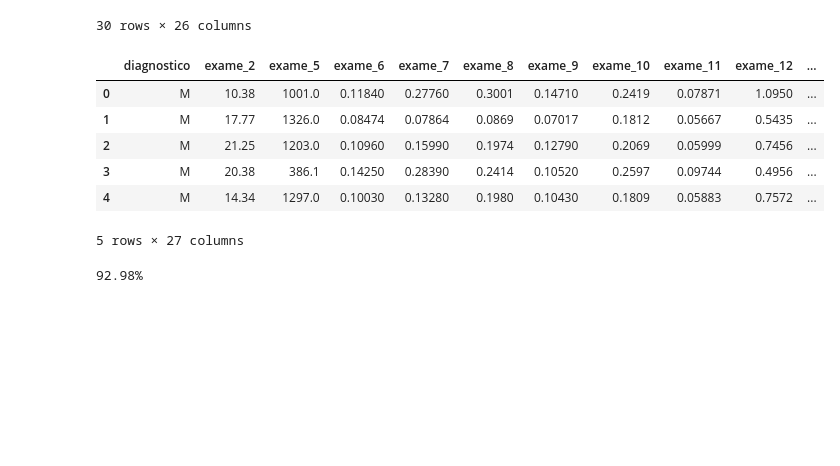
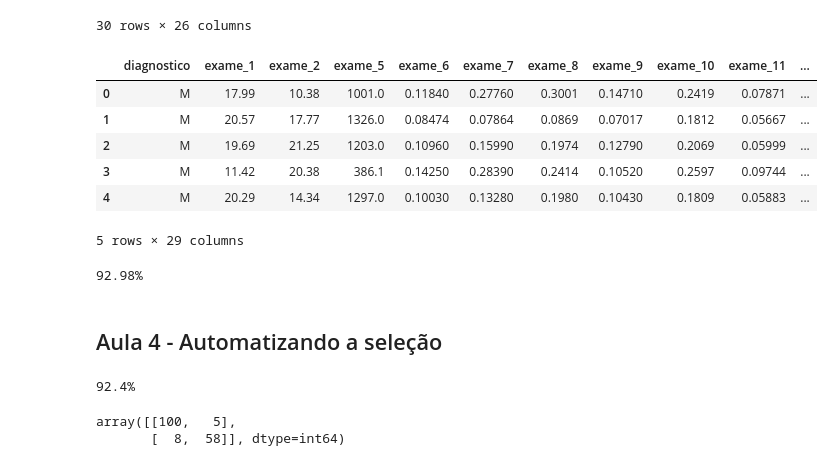
Before and after one commit to pedroamelo/Alura-Machine-Learning-3, a Jupyter notebook: Machine Learning - Lidando com dados de muitas dimensões.ipynb, the cells around one changed output. Saved outputs shown, nothing was run; the diff lists cells and outputs as text; code cells hidden in the pictures; blank space fills up the shorter version.

```diff
--- a/Machine Learning - Lidando com dados de muitas dimensões.ipynb
+++ b/Machine Learning - Lidando com dados de muitas dimensões.ipynb
@@ -267,16 +269,41 @@ matriz_corr_v1
 # %%
 valores_exames_v4 = valores_exames_v3.drop(columns=['exame_3','exame_24'])
 # %%
-valore_exames_v4.head()
+valores_exames_v4.head()
 # %% [output]
-|  | diagnostico | exame_2 | exame_5 | exame_6 | exame_7 | exame_8 | exame_9 | exame_10 | exame_11 | exame_12 | ... |
-| 0 | M | 10.38 | 1001.0 | 0.11840 | 0.27760 | 0.3001 | 0.14710 | 0.2419 | 0.07871 | 1.0950 | ... |
-| 1 | M | 17.77 | 1326.0 | 0.08474 | 0.07864 | 0.0869 | 0.07017 | 0.1812 | 0.05667 | 0.5435 | ... |
-| 2 | M | 21.25 | 1203.0 | 0.10960 | 0.15990 | 0.1974 | 0.12790 | 0.2069 | 0.05999 | 0.7456 | ... |
-| 3 | M | 20.38 | 386.1 | 0.14250 | 0.28390 | 0.2414 | 0.10520 | 0.2597 | 0.09744 | 0.4956 | ... |
-| 4 | M | 14.34 | 1297.0 | 0.10030 | 0.13280 | 0.1980 | 0.10430 | 0.1809 | 0.05883 | 0.7572 | ... |
+|  | diagnostico | exame_1 | exame_2 | exame_5 | exame_6 | exame_7 | exame_8 | exame_9 | exame_10 | exame_11 | ... |
+| 0 | M | 17.99 | 10.38 | 1001.0 | 0.11840 | 0.27760 | 0.3001 | 0.14710 | 0.2419 | 0.07871 | ... |
+| 1 | M | 20.57 | 17.77 | 1326.0 | 0.08474 | 0.07864 | 0.0869 | 0.07017 | 0.1812 | 0.05667 | ... |
+| 2 | M | 19.69 | 21.25 | 1203.0 | 0.10960 | 0.15990 | 0.1974 | 0.12790 | 0.2069 | 0.05999 | ... |
+| 3 | M | 11.42 | 20.38 | 386.1 | 0.14250 | 0.28390 | 0.2414 | 0.10520 | 0.2597 | 0.09744 | ... |
+| 4 | M | 20.29 | 14.34 | 1297.0 | 0.10030 | 0.13280 | 0.1980 | 0.10430 | 0.1809 | 0.05883 | ... |
-5 rows × 27 columns
+5 rows × 29 columns
 # %%
 classificar_rfc(valores_exames_v4)
 # %% [output]
 92.98%
+# %% [markdown]
+## Aula 4 - Automatizando a seleção
+# %%
+from sklearn.feature_selection import SelectKBest
+from sklearn.feature_selection import chi2
+
+selecionar_kmelhores = SelectKBest(chi2, k=5)
+
+SEED = 1234
+np.random.seed(SEED)
+
+x = valores_exames_v4.drop(columns=['diagnostico'])
+y = valores_exames_v4['diagnostico']
+
+treino_x, teste_x, treino_y, teste_y = train_test_split(x, y,
+                                                        test_size=0.3)
+selecionar_kmelhores.fit(treino_x, treino_y)
+treino_kbest = selecionar_kmelhores.transform(treino_x)
+teste_kbest = selecionar_kmelhores.transform(teste_x)
+
+classificador = RandomForestClassifier(n_estimators=100, random_state=1234)
+classificador.fit(treino_kbest, treino_y)
+print(str(round(classificador.score(teste_kbest, teste_y)*100, 2))+'%')
+# %% [output]
+92.4%
@@ -282,0 +314,5 @@ classificar_rfc(valores_exames_v4)
+# %%
+matriz
+# %% [output]
+array([[100,   5],
+       [  8,  58]], dtype=int64)
```
Also changed, not shown: parts of 14 cells of this notebook.
